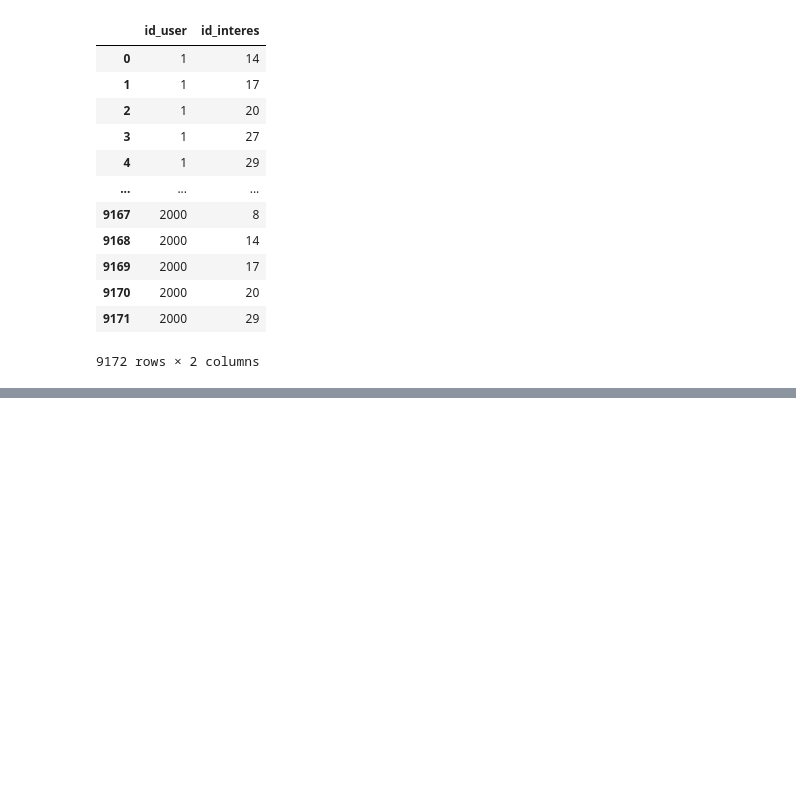
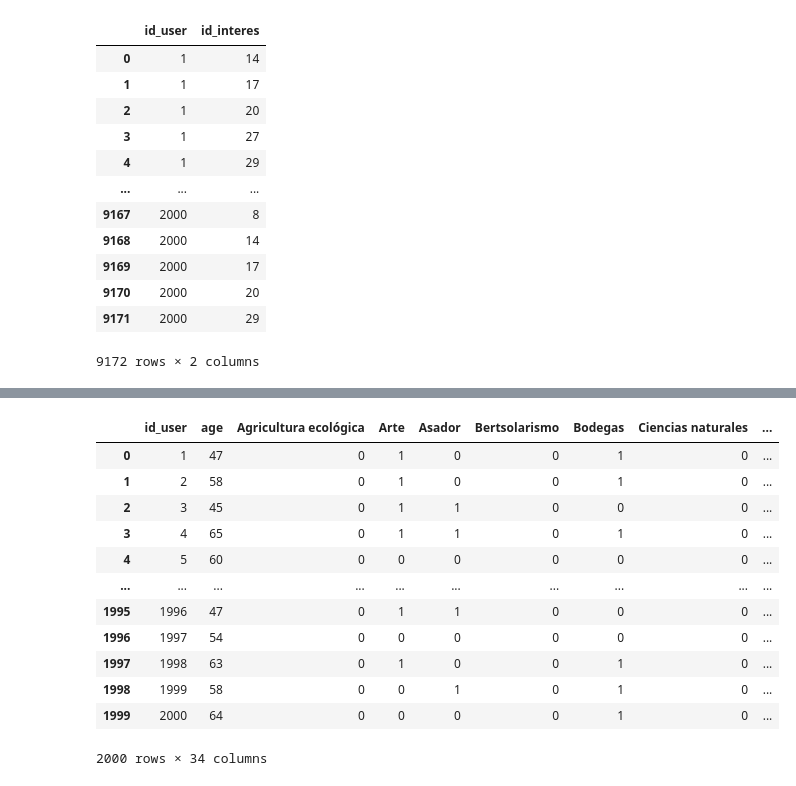
Before and after one commit to jlalonsoredon/desafio, a Jupyter notebook: feature_engineering.ipynb, the cells around one changed output, grey strips where cells are left out. Cells and saved outputs as stored; diff of their text form; code cells hidden in the pictures; blank space fills up the shorter version.

```diff
--- a/feature_engineering.ipynb
+++ b/feature_engineering.ipynb
@@ -123,0 +159,18 @@ df_user_interes columns: ['id_user', 'id_interes']
+# %%
+# ahora hacemos un one-hot de municipality_id y de sexo
+df_user_total = pd.get_dummies(df_user_total, columns=["municipality_id", "sexo"], prefix=["municipality", "sexo"])
+df_user_total
+# %% [output]
+|  | id_user | age | Agricultura ecológica | Arte | Asador | Bertsolarismo | Bodegas | Ciencias naturales | ... |
+| 0 | 1 | 47 | 0 | 1 | 0 | 0 | 1 | 0 | ... |
+| 1 | 2 | 58 | 0 | 1 | 0 | 0 | 1 | 0 | ... |
+| 2 | 3 | 45 | 0 | 1 | 1 | 0 | 0 | 0 | ... |
+| 3 | 4 | 65 | 0 | 1 | 1 | 0 | 1 | 0 | ... |
+| 4 | 5 | 60 | 0 | 0 | 0 | 0 | 0 | 0 | ... |
+| ... | ... | ... | ... | ... | ... | ... | ... | ... | ... |
+| 1995 | 1996 | 47 | 0 | 1 | 1 | 0 | 0 | 0 | ... |
+| 1996 | 1997 | 54 | 0 | 0 | 0 | 0 | 0 | 0 | ... |
+| 1997 | 1998 | 63 | 0 | 1 | 0 | 0 | 1 | 0 | ... |
+| 1998 | 1999 | 58 | 0 | 0 | 1 | 0 | 1 | 0 | ... |
+| 1999 | 2000 | 64 | 0 | 0 | 0 | 0 | 1 | 0 | ... |
+2000 rows × 34 columns
```
Also changed, not shown: parts of 51 cells of this notebook, 5 other files.
